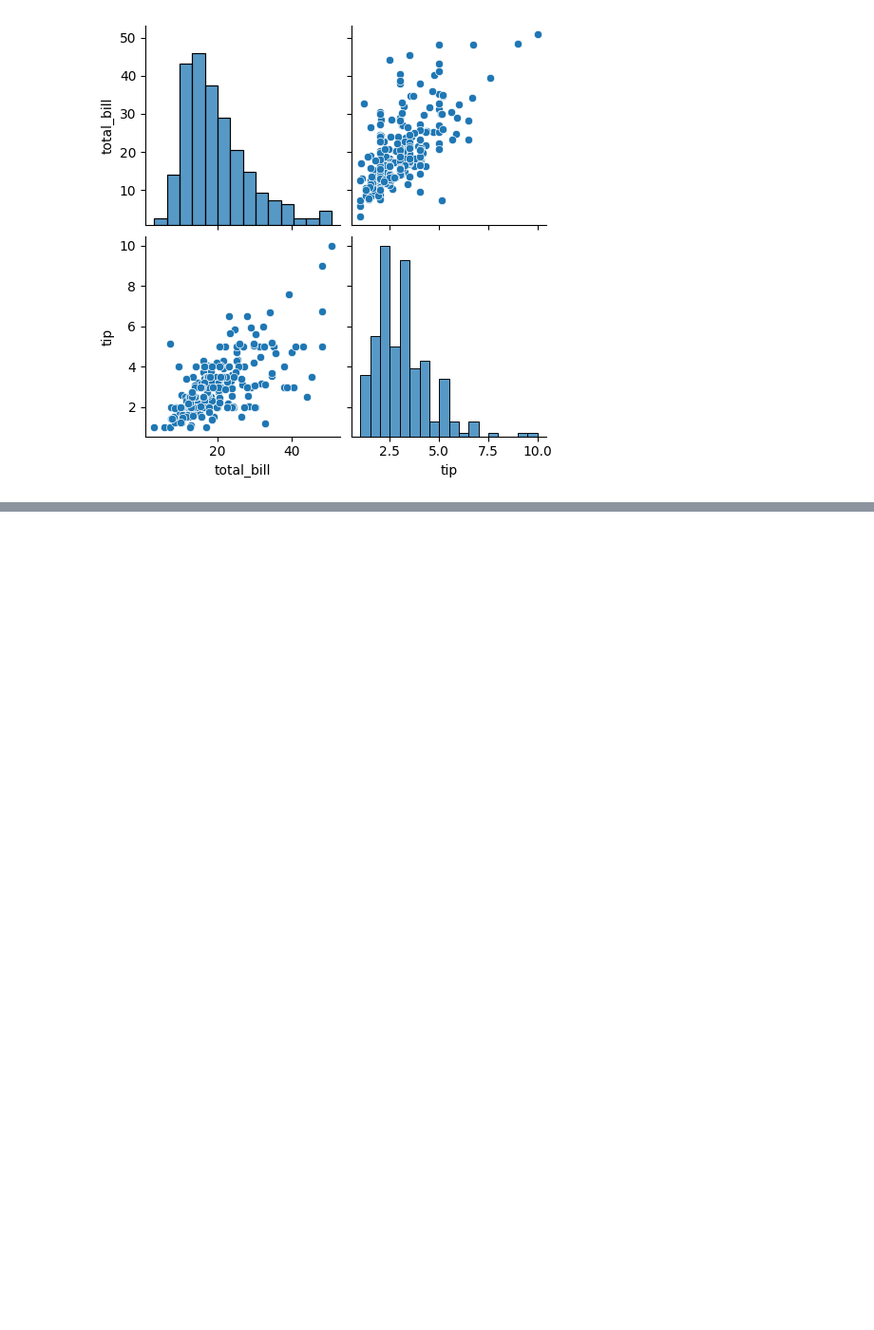
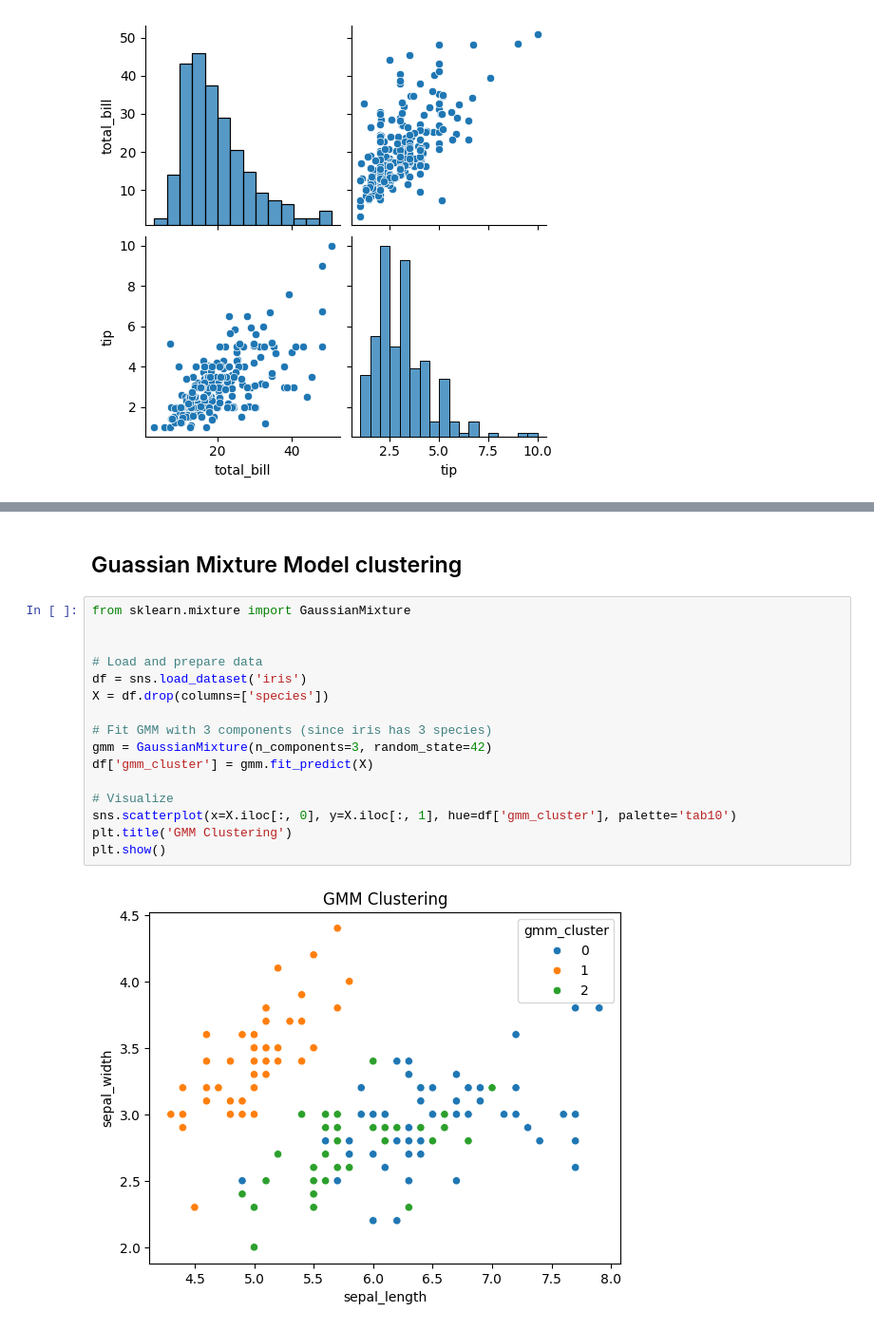
Before and after one commit to Amehroke/DataScienceCodingReview, a Jupyter notebook: Note.ipynb, the cells around one changed output, grey strips where cells are left out. Shown at 95% size. Cells and saved outputs as stored; diff of their text form; blank space fills up the shorter version.

```diff
--- a/Note.ipynb
+++ b/Note.ipynb
@@ -442,0 +507,20 @@ sns.pairplot(df[['total_bill', 'tip']])
+# %% [markdown]
+## Guassian Mixture Model clustering
+# %%
+from sklearn.mixture import GaussianMixture
+
+
+# Load and prepare data
+df = sns.load_dataset('iris')
+X = df.drop(columns=['species'])
+
+# Fit GMM with 3 components (since iris has 3 species)
+gmm = GaussianMixture(n_components=3, random_state=42)
+df['gmm_cluster'] = gmm.fit_predict(X)
+
+# Visualize
+sns.scatterplot(x=X.iloc[:, 0], y=X.iloc[:, 1], hue=df['gmm_cluster'], palette='tab10')
+plt.title('GMM Clustering')
+plt.show()
+# %% [output]
+[figure, added]
```
Also changed, not shown: parts of 7 cells of this notebook.
